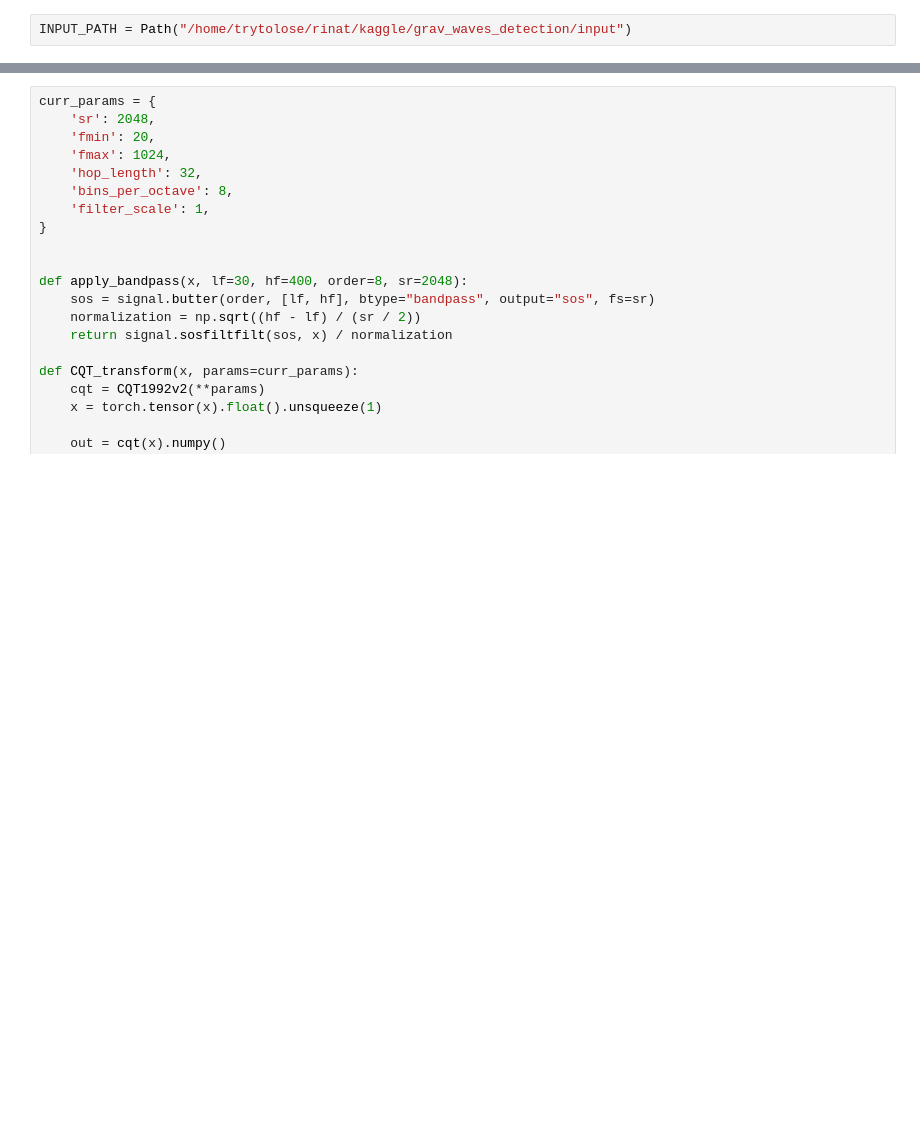
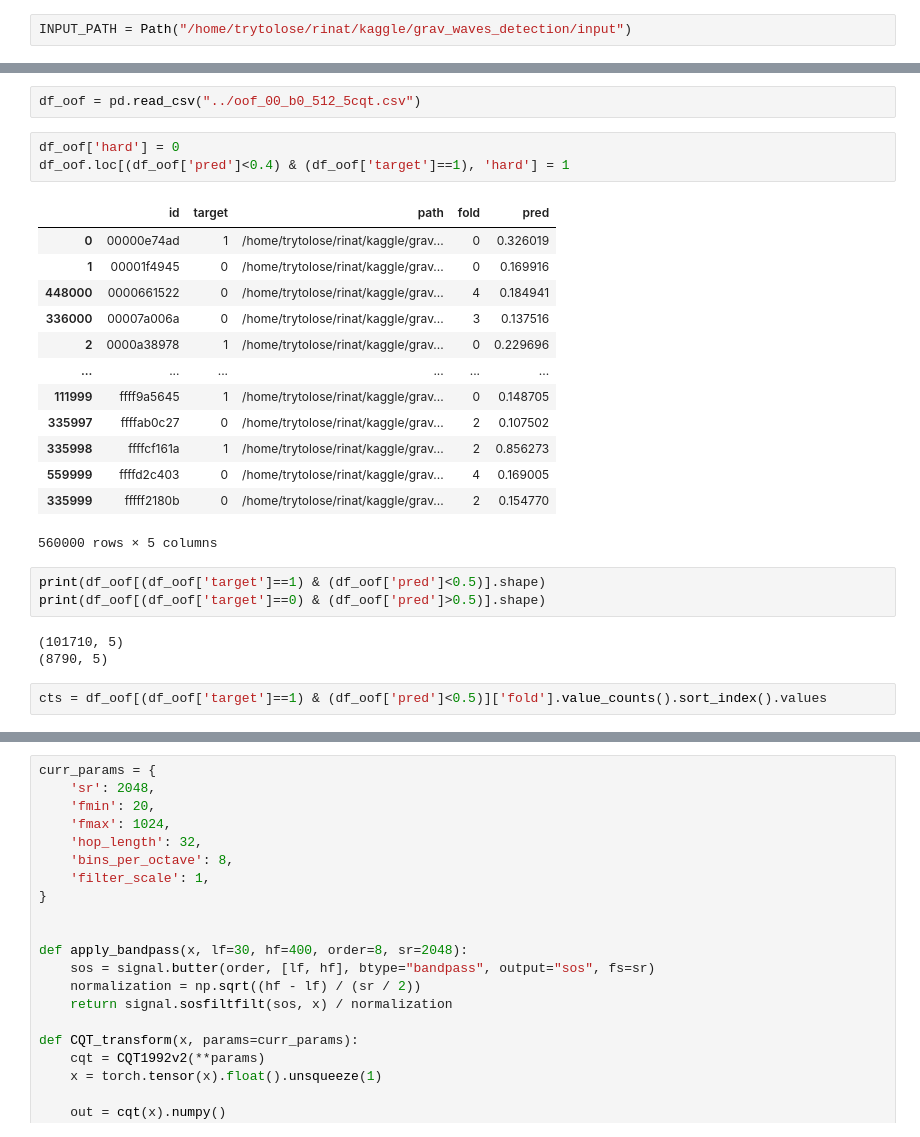
Before and after one commit to trytolose/grav_waves_detection, a Jupyter notebook: notebooks/Untitled-Copy1.ipynb, the cells around one changed output, grey strips where cells are left out. Cells and saved outputs as stored; diff of their text form; blank space fills up the shorter version.

```diff
--- a/notebooks/Untitled-Copy1.ipynb
+++ b/notebooks/Untitled-Copy1.ipynb
@@ -57,0 +79,27 @@ df
+# %%
+df_oof = pd.read_csv("../oof_00_b0_512_5cqt.csv")
+# %%
+df_oof['hard'] = 0
+df_oof.loc[(df_oof['pred']<0.4) & (df_oof['target']==1), 'hard'] = 1
+# %% [output]
+|  | id | target | path | fold | pred |
+| 0 | 00000e74ad | 1 | /home/trytolose/rinat/kaggle/grav... | 0 | 0.326019 |
+| 1 | 00001f4945 | 0 | /home/trytolose/rinat/kaggle/grav... | 0 | 0.169916 |
+| 448000 | 0000661522 | 0 | /home/trytolose/rinat/kaggle/grav... | 4 | 0.184941 |
+| 336000 | 00007a006a | 0 | /home/trytolose/rinat/kaggle/grav... | 3 | 0.137516 |
+| 2 | 0000a38978 | 1 | /home/trytolose/rinat/kaggle/grav... | 0 | 0.229696 |
+| ... | ... | ... | ... | ... | ... |
+| 111999 | ffff9a5645 | 1 | /home/trytolose/rinat/kaggle/grav... | 0 | 0.148705 |
+| 335997 | ffffab0c27 | 0 | /home/trytolose/rinat/kaggle/grav... | 2 | 0.107502 |
+| 335998 | ffffcf161a | 1 | /home/trytolose/rinat/kaggle/grav... | 2 | 0.856273 |
+| 559999 | ffffd2c403 | 0 | /home/trytolose/rinat/kaggle/grav... | 4 | 0.169005 |
+| 335999 | fffff2180b | 0 | /home/trytolose/rinat/kaggle/grav... | 2 | 0.154770 |
+560000 rows × 5 columns
+# %%
+print(df_oof[(df_oof['target']==1) & (df_oof['pred']<0.5)].shape)
+print(df_oof[(df_oof['target']==0) & (df_oof['pred']>0.5)].shape)
+# %% [output]
+(101710, 5)
+(8790, 5)
+# %%
+cts = df_oof[(df_oof['target']==1) & (df_oof['pred']<0.5)]['fold'].value_counts().sort_index().values
```
Also changed, not shown: parts of 11 cells of this notebook, 18 other files.
